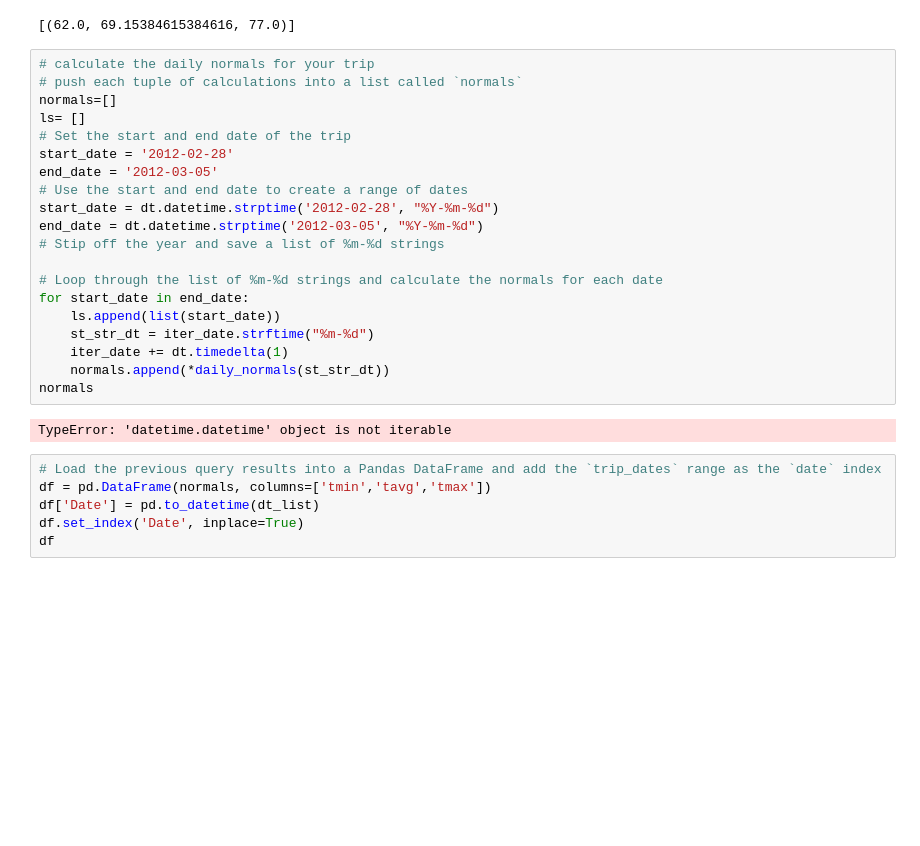
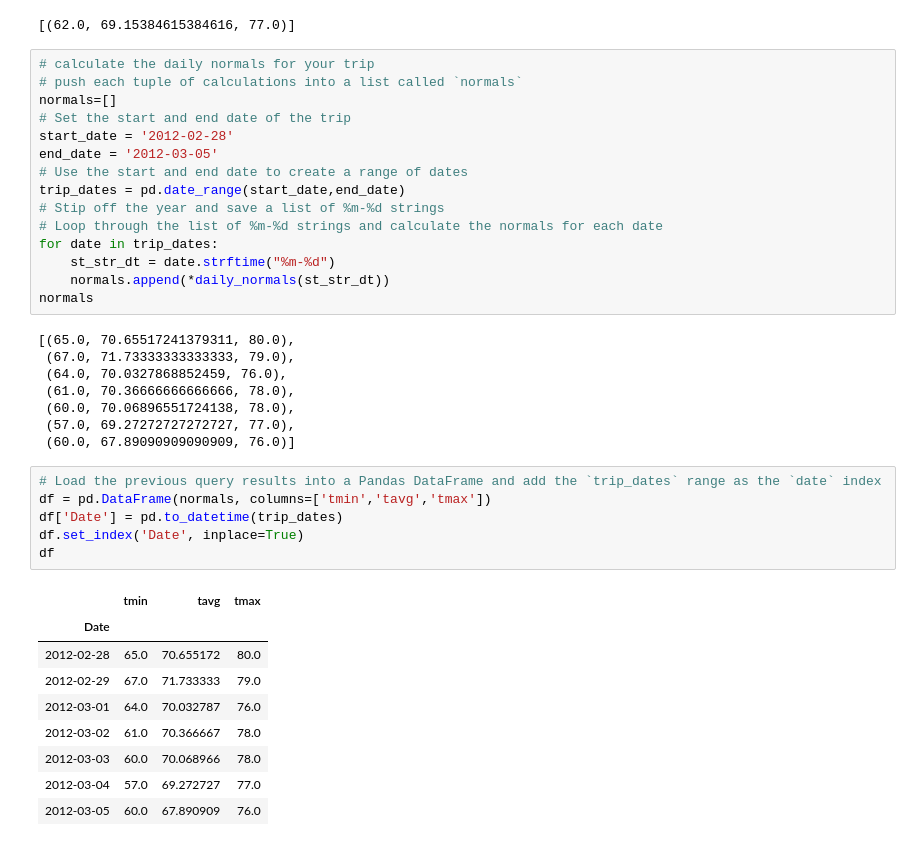
Before and after one commit to prasannarangam21/sqlalchemy-challenge, a Jupyter notebook: climate_starter.ipynb, the cells around one changed output. Drawn from its saved outputs; the diff is of its cells as text; blank space fills up the shorter version.

```diff
--- a/climate_starter.ipynb
+++ b/climate_starter.ipynb
@@ -252,29 +251,40 @@ daily_normals("01-01")
 # calculate the daily normals for your trip
 # push each tuple of calculations into a list called `normals`
 normals=[]
-ls= []
 # Set the start and end date of the trip
 start_date = '2012-02-28'
 end_date = '2012-03-05'
 # Use the start and end date to create a range of dates
-start_date = dt.datetime.strptime('2012-02-28', "%Y-%m-%d")
-end_date = dt.datetime.strptime('2012-03-05', "%Y-%m-%d")
+trip_dates = pd.date_range(start_date,end_date)
 # Stip off the year and save a list of %m-%d strings
-
 # Loop through the list of %m-%d strings and calculate the normals for each date
-for start_date in end_date:
-    ls.append(list(start_date))
-    st_str_dt = iter_date.strftime("%m-%d")
-    iter_date += dt.timedelta(1)
+for date in trip_dates:
+    st_str_dt = date.strftime("%m-%d")
     normals.append(*daily_normals(st_str_dt))
 normals
 # %% [output]
-TypeError: 'datetime.datetime' object is not iterable
+[(65.0, 70.65517241379311, 80.0),
+ (67.0, 71.73333333333333, 79.0),
+ (64.0, 70.0327868852459, 76.0),
+ (61.0, 70.36666666666666, 78.0),
+ (60.0, 70.06896551724138, 78.0),
+ (57.0, 69.27272727272727, 77.0),
+ (60.0, 67.89090909090909, 76.0)]
 # %%
 # Load the previous query results into a Pandas DataFrame and add the `trip_dates` range as the `date` index
 df = pd.DataFrame(normals, columns=['tmin','tavg','tmax'])
-df['Date'] = pd.to_datetime(dt_list)
+df['Date'] = pd.to_datetime(trip_dates)
 df.set_index('Date', inplace=True)
 df
+# %% [output]
+|  | tmin | tavg | tmax |
+| Date |  |  |  |
+| 2012-02-28 | 65.0 | 70.655172 | 80.0 |
+| 2012-02-29 | 67.0 | 71.733333 | 79.0 |
+| 2012-03-01 | 64.0 | 70.032787 | 76.0 |
+| 2012-03-02 | 61.0 | 70.366667 | 78.0 |
+| 2012-03-03 | 60.0 | 70.068966 | 78.0 |
+| 2012-03-04 | 57.0 | 69.272727 | 77.0 |
+| 2012-03-05 | 60.0 | 67.890909 | 76.0 |
 # %%
 # Plot the daily normals as an area plot with `stacked=False`
```
Also changed, not shown: parts of 2 cells of this notebook, 1 other file.
